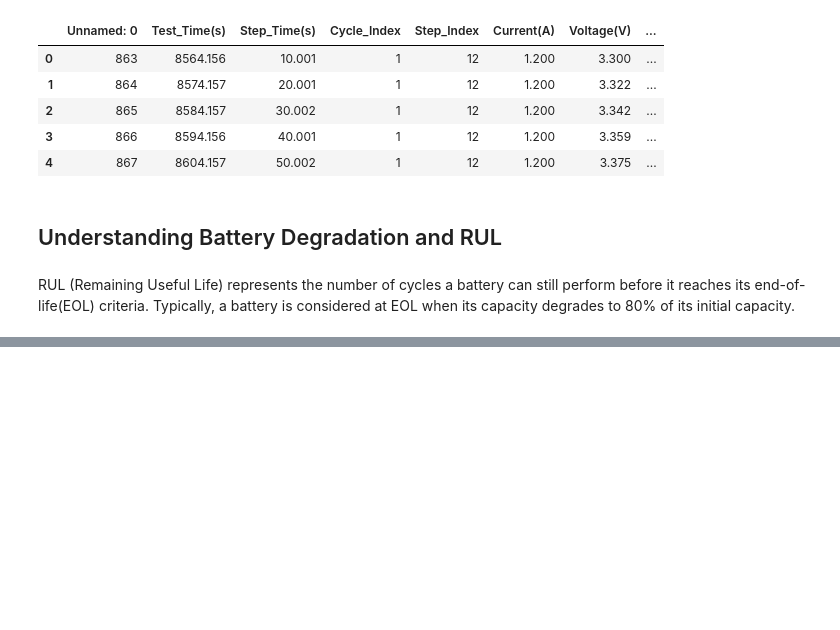
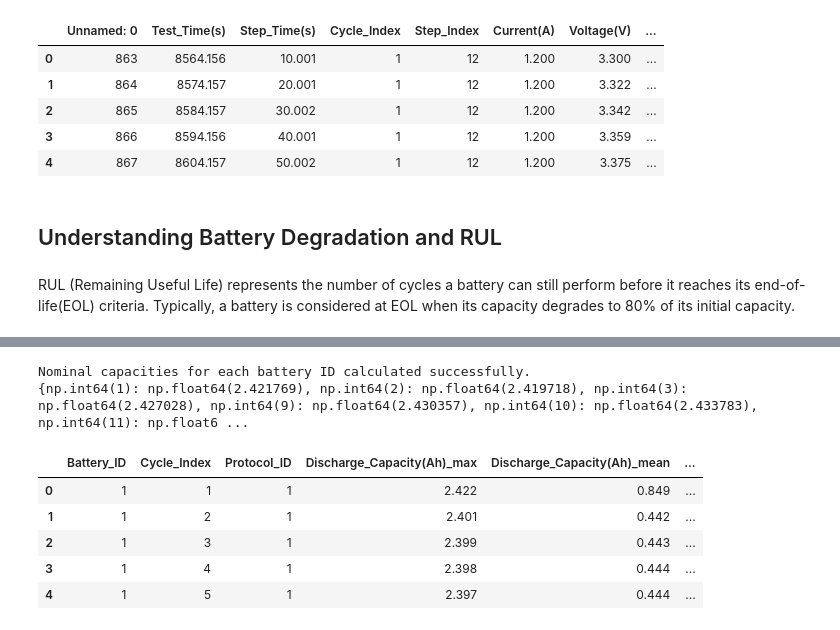
Before and after one commit to dniamsaard4codework/RUL_Project, a Jupyter notebook: notebook/data.ipynb, the cells around one changed output, grey strips where cells are left out. Drawn from its saved outputs; the diff is of its cells as text; code cells hidden in the pictures; blank space fills up the shorter version.

```diff
--- a/notebook/data.ipynb
+++ b/notebook/data.ipynb
@@ -137,0 +260,26 @@ battery_details = {
+# %%
+# Find the nominal capacity for each battery id
+nominal_capacities = {}
+for battery_id in cycle_features['Battery_ID'].unique():
+    battery_data = cycle_features[cycle_features['Battery_ID'] == battery_id]
+    nominal_capacity = battery_data[battery_data['Cycle_Index'] == 1]['Discharge_Capacity(Ah)_max'].values[0]
+    nominal_capacities[battery_id] = nominal_capacity
+print("Nominal capacities for each battery ID calculated successfully.")
+print(nominal_capacities)
+# %% [output]
+Nominal capacities for each battery ID calculated successfully.
+{np.int64(1): np.float64(2.421769), np.int64(2): np.float64(2.419718), np.int64(3): np.float64(2.427028), np.int64(9): np.float64(2.430357), np.int64(10): np.float64(2.433783), np.int64(11): np.float6 ...
+# %%
+# Calculate the State of Health (SOH) for each cycle
+cycle_features['SOH(%)'] = cycle_features.apply(
+    lambda row: (row['Discharge_Capacity(Ah)_max'] / nominal_capacities[row['Battery_ID']]) * 100,
+    axis=1
+)
+cycle_features.head()
+# %% [output]
+|  | Battery_ID | Cycle_Index | Protocol_ID | Discharge_Capacity(Ah)_max | Discharge_Capacity(Ah)_mean | ... |
+| 0 | 1 | 1 | 1 | 2.422 | 0.849 | ... |
+| 1 | 1 | 2 | 1 | 2.401 | 0.442 | ... |
+| 2 | 1 | 3 | 1 | 2.399 | 0.443 | ... |
+| 3 | 1 | 4 | 1 | 2.398 | 0.444 | ... |
+| 4 | 1 | 5 | 1 | 2.397 | 0.444 | ... |
```
Also changed, not shown: parts of 7 cells of this notebook.
